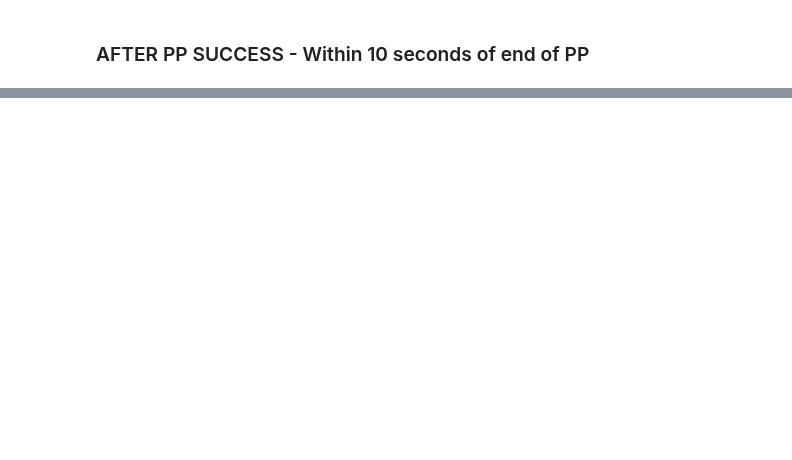
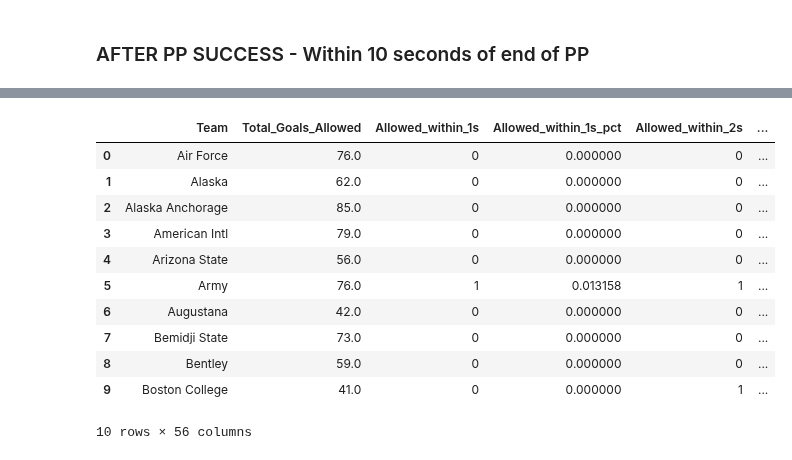
Before and after one commit to JSmith1826/college_hockey_2425, a Jupyter notebook: workbook/Play_by_Play_Explorer.ipynb, the cells around one changed output, grey strips where cells are left out. Cells and saved outputs as stored; diff of their text form; code cells hidden in the pictures; blank space fills up the shorter version.

Commit message:
after pp table complete

```diff
--- a/workbook/Play_by_Play_Explorer.ipynb
+++ b/workbook/Play_by_Play_Explorer.ipynb
@@ -278,0 +375,21 @@ face_off_goal_success.head(10)
+# %%
+### Count how many Power Play goals each team has scored by looking at the 'Goal_Conditions' column of pbp_raw_df
+# # if it contains POWER-PLAY it is a PP Goal
+
+
+# Count how many Power Play goals each team has scored by looking at the 'Goal_Conditions' column of pbp_raw_df
+# # if it contains POWER-PLAY it is a PP Goal
+# Initialize a DataFrame to store the counts
+pp_goal_counts = pd.DataFrame(columns=['Team', 'PP_Goals'])
+# Loop through each team
+for team in df['Primary_team'].unique():
+    # Count the number of goals for the team that contain 'POWER-PLAY' in 'Goal_Conditions'
+    pp_goals = df[(df['Primary_team'] == team) & (df['Goal_Conditions'].str.contains('POWER-PLAY', na=False))]
+    pp_goal_counts = pd.concat([pp_goal_counts, pd.DataFrame({'Team': [team], 'PP_Goals': [len(pp_goals)]})])
+
+# Reset the index
+pp_goal_counts.reset_index(drop=True, inplace=True)
+# Merge the PP goal counts with the main DataFrame
+teams_goal_pp = teams_goal_pp.merge(pp_goal_counts, on='Team', how='left')
+# Check the data
+# teams_goal_pp.sample(10)
@@ -278,0 +455,33 @@ face_off_goal_success.head(10)
+# %%
+## Calculate the percentage for each goal duration
+# Define the seconds list to include 1-10, 15, 20, and 30 seconds
+secs = list(range(1, 11)) + [15, 20, 30]
+
+# Calculate the percentage for each goal duration
+for sec in secs:
+    col = f'Allowed_within_{sec}s'
+    pct_col = f'{col}_pct'
+    teams_goal_pp_allowed[pct_col] = teams_goal_pp_allowed[col] / teams_goal_pp_allowed['Total_Goals_Allowed']
+
+# Rearrange columns in an interleaved order: original value then its percentage
+cols = ['Team', 'Total_Goals_Allowed'] + [
+    item for sec in secs
+    for item in (f'Allowed_within_{sec}s', f'Allowed_within_{sec}s_pct')
+]
+teams_goal_pp_allowed = teams_goal_pp_allowed[cols]
+# Merge the allowed goals DataFrame with the total goals DataFrame
+face_off_allowed_goal_pp = teams_goal_pp_allowed.merge(teams_goal_pp, on='Team', how='left')
+face_off_allowed_goal_pp.head(10)
+# %% [output]
+|  | Team | Total_Goals_Allowed | Allowed_within_1s | Allowed_within_1s_pct | Allowed_within_2s | ... |
+| 0 | Air Force | 76.0 | 0 | 0.000000 | 0 | ... |
+| 1 | Alaska | 62.0 | 0 | 0.000000 | 0 | ... |
+| 2 | Alaska Anchorage | 85.0 | 0 | 0.000000 | 0 | ... |
+| 3 | American Intl | 79.0 | 0 | 0.000000 | 0 | ... |
+| 4 | Arizona State | 56.0 | 0 | 0.000000 | 0 | ... |
+| 5 | Army | 76.0 | 1 | 0.013158 | 1 | ... |
+| 6 | Augustana | 42.0 | 0 | 0.000000 | 0 | ... |
+| 7 | Bemidji State | 73.0 | 0 | 0.000000 | 0 | ... |
+| 8 | Bentley | 59.0 | 0 | 0.000000 | 0 | ... |
+| 9 | Boston College | 41.0 | 0 | 0.000000 | 1 | ... |
+10 rows × 56 columns
```
Also changed, not shown: parts of 12 cells of this notebook, 1 other file.
